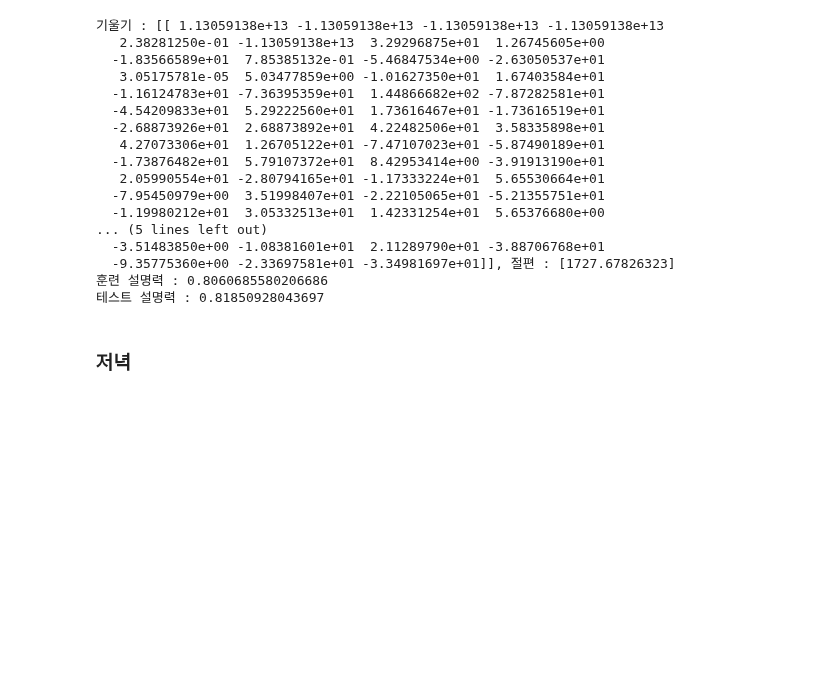
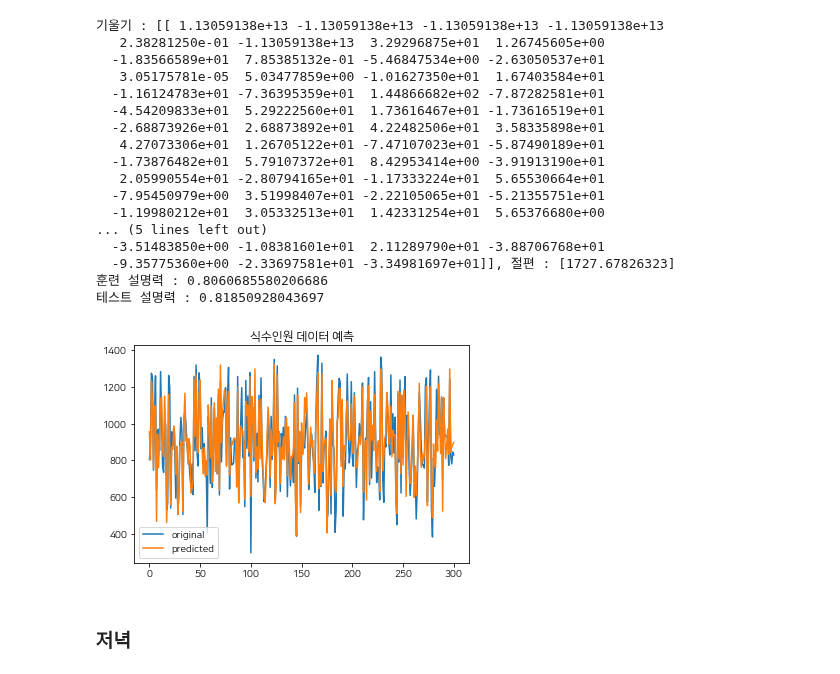
Before and after one commit to obilige/Team3, a Jupyter notebook: team/jeong/jaehoon_ML onehot.ipynb, the cells around one changed output. Cells and saved outputs as stored; diff of their text form; code cells hidden in the pictures; blank space fills up the shorter version.

```diff
--- a/team/jeong/jaehoon_ML onehot.ipynb
+++ b/team/jeong/jaehoon_ML onehot.ipynb
@@ -222,6 +222,7 @@ dinner_y_test=pd.read_csv("data/split/dinner_y_test.csv")
 lr = LinearRegression()
 lr.fit(lunch_X_train, lunch_y_train)
 
+pred = lr.predict(lunch_X_test)
 print("기울기 : {0}, 절편 : {1}".format(lr.coef_, lr.intercept_))
 print("훈련 설명력 : {}".format(lr.score(lunch_X_train, lunch_y_train)))
 print("테스트 설명력 : {}".format(lr.score(lunch_X_test, lunch_y_test)))
@@ -243,6 +244,15 @@ print("테스트 설명력 : {}".format(lr.score(lunch_X_test, lunch_y_test)))
   -9.35775360e+00 -2.33697581e+01 -3.34981697e+01]], 절편 : [1727.67826323]
 훈련 설명력 : 0.8060685580206686
 테스트 설명력 : 0.81850928043697
+# %%
+x_ax = range(len(lunch_y_test))
+plt.plot(x_ax, lunch_y_test, label="original")
+plt.plot(x_ax, pred, label="predicted")
+plt.title("식수인원 데이터 예측")
+plt.legend()
+plt.show()
+# %% [output]
+[figure, added]
 # %% [markdown]
 ### 저녁
 # %%
```
Also changed, not shown: parts of 21 cells of this notebook, 3 other files.
